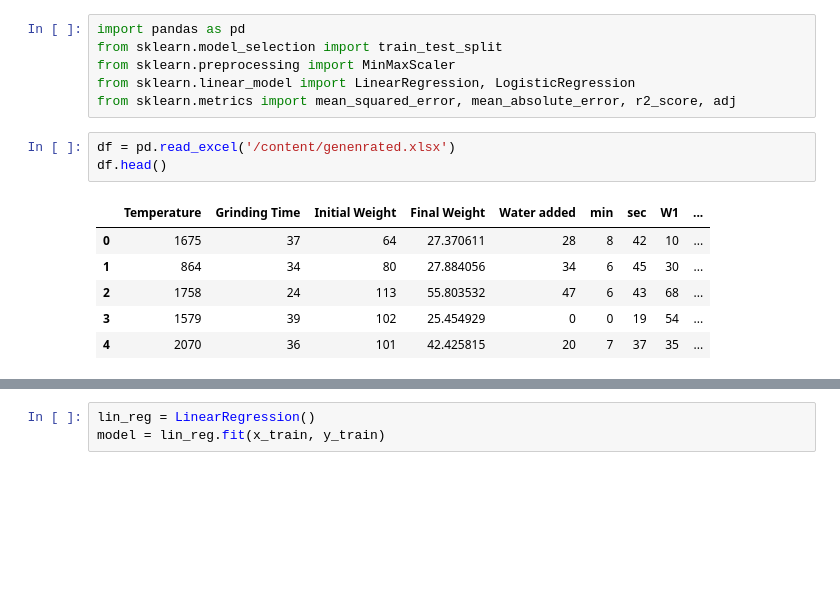
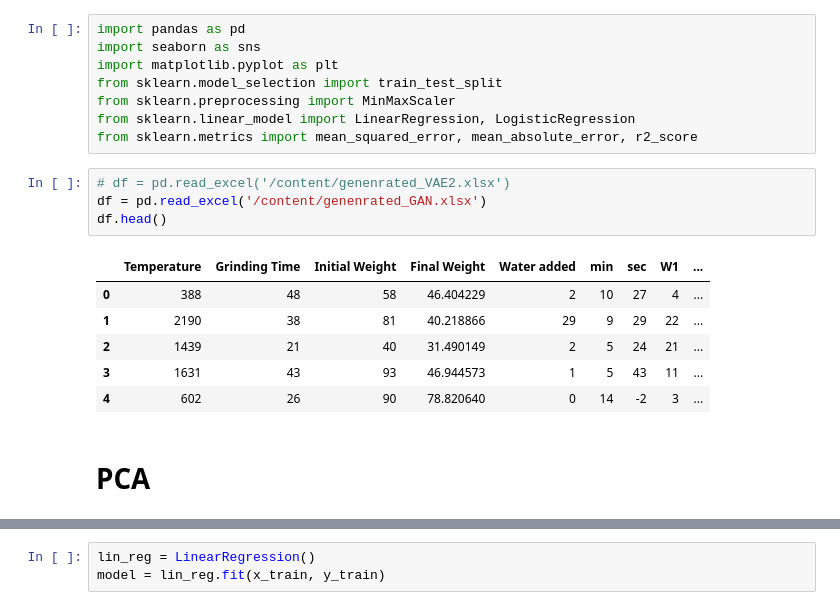
Before and after one commit to iam-pattan/Fuzzy_and_GANs, a Jupyter notebook: LR_GenPelletizer_Data.ipynb, the cells around one changed output, grey strips where cells are left out. Drawn from its saved outputs; the diff is of its cells as text; blank space fills up the shorter version.

```diff
--- a/LR_GenPelletizer_Data.ipynb
+++ b/LR_GenPelletizer_Data.ipynb
@@ -9,16 +11,21 @@ Saving genenrated.xlsx to genenrated.xlsx
 # %%
 import pandas as pd
+import seaborn as sns
+import matplotlib.pyplot as plt
 from sklearn.model_selection import train_test_split
 from sklearn.preprocessing import MinMaxScaler
 from sklearn.linear_model import LinearRegression, LogisticRegression
-from sklearn.metrics import mean_squared_error, mean_absolute_error, r2_score, adj
+from sklearn.metrics import mean_squared_error, mean_absolute_error, r2_score
 # %%
-df = pd.read_excel('/content/genenrated.xlsx')
+# df = pd.read_excel('/content/genenrated_VAE2.xlsx')
+df = pd.read_excel('/content/genenrated_GAN.xlsx')
 df.head()
 # %% [output]
 |  | Temperature | Grinding Time | Initial Weight | Final Weight | Water added | min | sec | W1 | ... |
-| 0 | 1675 | 37 | 64 | 27.370611 | 28 | 8 | 42 | 10 | ... |
-| 1 | 864 | 34 | 80 | 27.884056 | 34 | 6 | 45 | 30 | ... |
-| 2 | 1758 | 24 | 113 | 55.803532 | 47 | 6 | 43 | 68 | ... |
-| 3 | 1579 | 39 | 102 | 25.454929 | 0 | 0 | 19 | 54 | ... |
-| 4 | 2070 | 36 | 101 | 42.425815 | 20 | 7 | 37 | 35 | ... |
+| 0 | 388 | 48 | 58 | 46.404229 | 2 | 10 | 27 | 4 | ... |
+| 1 | 2190 | 38 | 81 | 40.218866 | 29 | 9 | 29 | 22 | ... |
+| 2 | 1439 | 21 | 40 | 31.490149 | 2 | 5 | 24 | 21 | ... |
+| 3 | 1631 | 43 | 93 | 46.944573 | 1 | 5 | 43 | 11 | ... |
+| 4 | 602 | 26 | 90 | 78.820640 | 0 | 14 | -2 | 3 | ... |
+# %% [markdown]
+# PCA
```
Also changed, not shown: parts of 71 cells of this notebook.
